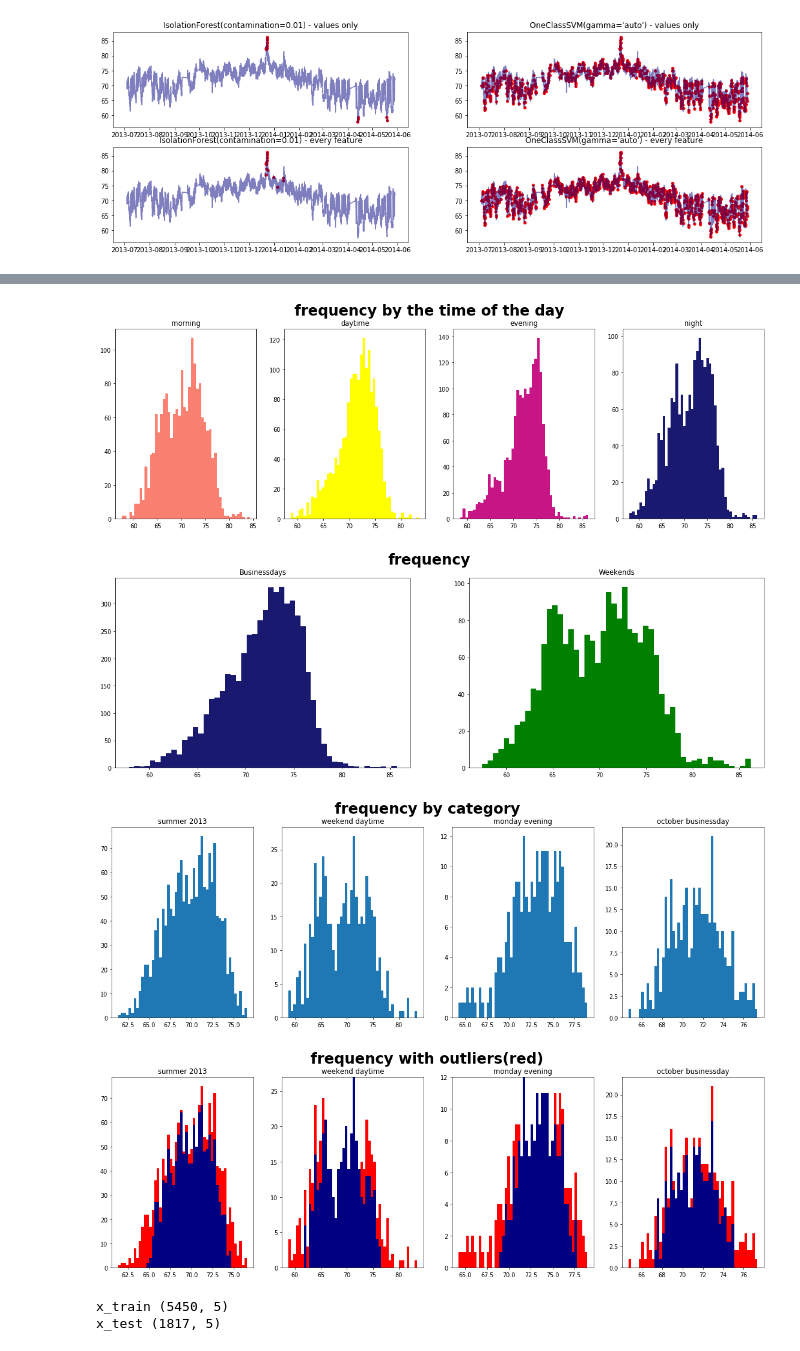
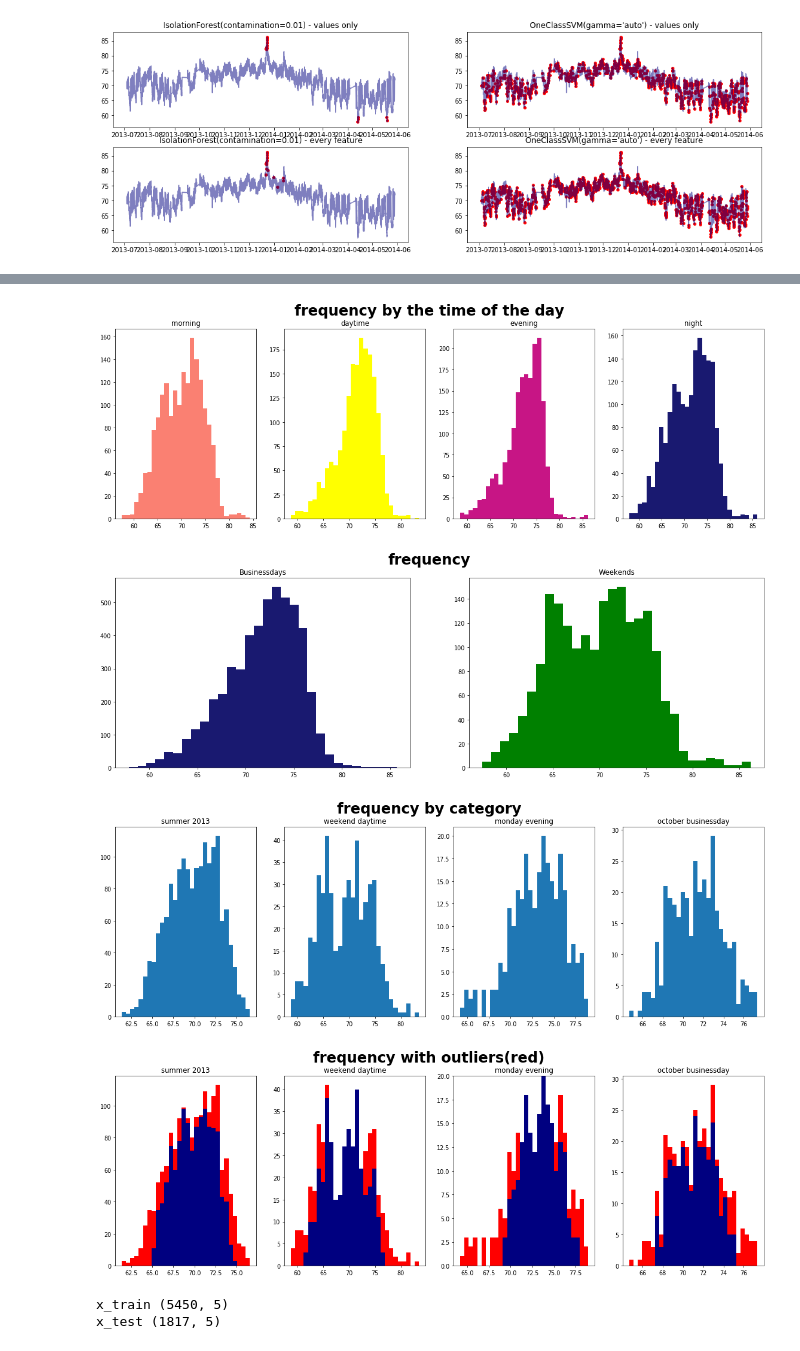
Before and after one commit to leafy-dandelion/2021-knu-tsad, a Jupyter notebook: Liubyma.ipynb, the cells around one changed output, grey strips where cells are left out. Drawn from its saved outputs; the diff is of its cells as text; code cells hidden in the pictures.

```diff
--- a/Liubyma.ipynb
+++ b/Liubyma.ipynb
@@ -526,7 +526,7 @@ colors = ['RosyBrown', 'ForestGreen', 'DarkOrange', 'Silver']
 f = plt.figure(figsize=(10,8))
 plt.rcParams.update({'figure.dpi':70})
 for i in range(4):
-    plt.hist(df.loc[df['season']==i+1, 'value'], color=colors[i], alpha=0.5, bins=50)
+    plt.hist(df.loc[df['season']==i+1, 'value'], color=colors[i], alpha=0.5, bins=30)
     #plt.set_title(seasons[i])
 f.suptitle('frequency by season', fontweight = 'bold', fontsize = 25)
 plt.legend(seasons)
@@ -560,25 +560,25 @@ colors = ['Salmon', 'Yellow', 'MediumVioletRed', 'MidnightBlue']
 f, ax = plt.subplots(1, 4, figsize=(20,6))
 for i, ax_i in enumerate(ax):
     to_plot=df_byhours[df_byhours['timeofday']==i+1]
-    ax_i.hist(to_plot['value'], color=colors[i], bins=50)
+    ax_i.hist(to_plot['value'], color=colors[i], bins=30)
     ax_i.set_title(times[i])
 f.suptitle('frequency by the time of the day', fontweight = 'bold', fontsize = 25)
 plt.show()
 # %% [output]
-[figure, old version]
+[figure, new version]
 # %%
 # weekend
 colors = ['MidnightBlue', 'Green']
 titles =['Businessdays', 'Weekends']
 f, ax = plt.subplots(1, 2, figsize=(20,6))
 for i, ax_i in enumerate(ax):
-    ax_i.hist(df.loc[df['isweekend']==i]['value'], color=colors[i], bins=50)
+    ax_i.hist(df.loc[df['isweekend']==i]['value'], color=colors[i], bins=30)
     ax_i.set_title(titles[i])
 f.suptitle('frequency', fontweight = 'bold', fontsize = 25)
 plt.show()
 # unify the y scale!!!
 # %% [output]
-[figure, old version]
+[figure, new version]
 # %%
 # having hours (weekday)=isweekend (dayofyear -unique) year season (month-unique) features we define categories:
 # season-year (i.e. summer 2013)
@@ -599,43 +599,43 @@ for i, cat in enumerate(categories):
     f2 = [*cat][1]
 
     tobeplotted = df[(df[f1]==cat[f1])&(df[f2]==cat[f2])]
-    ax[i].hist(tobeplotted['value'], bins=50)
+    ax[i].hist(tobeplotted['value'], bins=30)
     ax[i].set_title(titles[i]) #?? add decryption dicts??
     cats_v.append(tobeplotted)
 
 f.suptitle('frequency by category', fontweight = 'bold', fontsize = 25)
 plt.show()
 # %% [output]
-[figure, old version]
+[figure, new version]
 # %%
 #cats_v #list of dataframes by categories
 # %%
 from sklearn.covariance import EllipticEnvelope
 
 f, ax = plt.subplots(1, 4, figsize=(20,6))
 for i, ax_i in enumerate(ax):
 #    print(cats_v[i])
 #    ax_i.scatter(cats_v[i].timestamp.to_numpy(), cats_v[i]['value'].to_numpy(), s=8)
 
     category_df = cats_v[i].copy()
     cov = EllipticEnvelope(random_state=0, support_fraction=1., contamination=0.25).fit_predict(category_df.loc[:,['value','hours']])
     category_df['cls'] = cov
 #    outls = cats_v[i][cats_v[i]['cls']<0]
     a = category_df.loc[category_df['cls'] == 1, 'value']
     b = category_df.loc[category_df['cls'] == -1, 'value']
 
 #    ax_i.scatter(outls['timestamp'].to_numpy(), outls['value'].to_numpy(), c='r', s=10)
 #    ax[i].set_ylabel(titles[i])
     # at this point I stacked with
 #     VisibleDeprecationWarning: Creating an ndarray from ragged nested sequences (which is a list-or-tuple of lists-or-tuples-or ndarrays with different lengths or shapes) is deprecated. If you meant to do this, you must specify 'dtype=object' when creating the ndarray
 #   return array(a, dtype, copy=False, order=order)
     l = np.array([a,b], dtype=object)
-    ax_i.hist(l, bins=50, stacked=True, color=['navy', 'red'])
+    ax_i.hist(l, bins=30, stacked=True, color=['navy', 'red'])
     ax_i.set_title(titles[i])
 f.suptitle('frequency with outliers(red)', fontweight = 'bold', fontsize = 25)
 plt.show()
 # %% [output]
-[figure, old version]
+[figure, new version]
 # %%
 """-------RNN--------"""
 # %%
```
Also changed, not shown: parts of 28 cells of this notebook.
